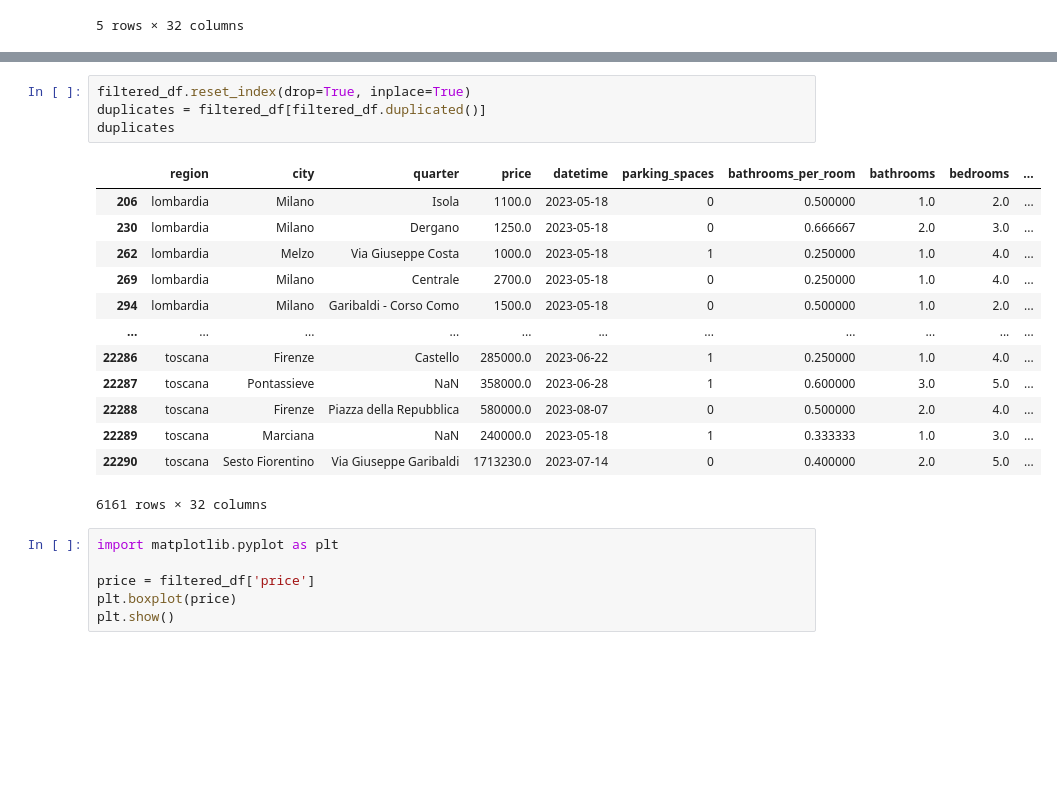
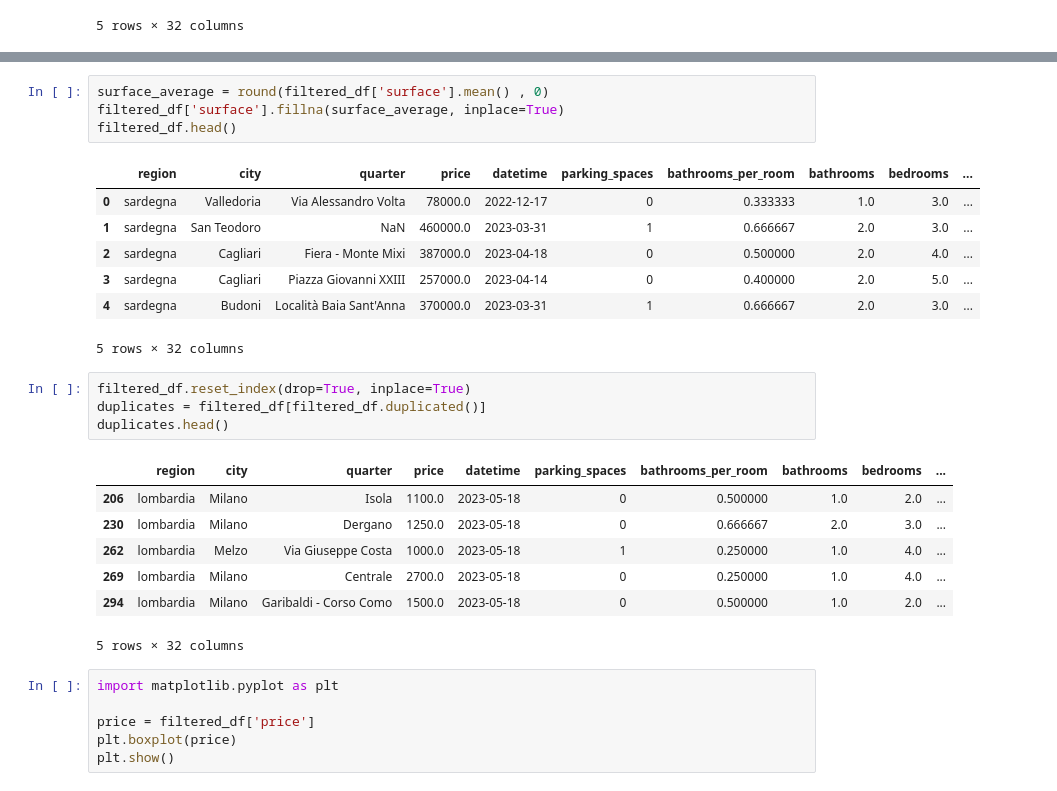
Before and after one commit to Andrewli1212/project-4, a Jupyter notebook: Italy_property.ipynb, the cells around one changed output, grey strips where cells are left out. Drawn from its saved outputs; the diff is of its cells as text; blank space fills up the shorter version.

Commit message:
surface column fillna

```diff
--- a/Italy_property.ipynb
+++ b/Italy_property.ipynb
@@ -186,24 +186,30 @@ apartment                  0
 attic                      0
 lofts                      0
 dtype: int64
+# %%
+surface_average = round(filtered_df['surface'].mean() , 0)
+filtered_df['surface'].fillna(surface_average, inplace=True)
+filtered_df.head()
+# %% [output]
+|  | region | city | quarter | price | datetime | parking_spaces | bathrooms_per_room | bathrooms | bedrooms | ... |
+| 0 | sardegna | Valledoria | Via Alessandro Volta | 78000.0 | 2022-12-17 | 0 | 0.333333 | 1.0 | 3.0 | ... |
+| 1 | sardegna | San Teodoro | NaN | 460000.0 | 2023-03-31 | 1 | 0.666667 | 2.0 | 3.0 | ... |
+| 2 | sardegna | Cagliari | Fiera - Monte Mixi | 387000.0 | 2023-04-18 | 0 | 0.500000 | 2.0 | 4.0 | ... |
+| 3 | sardegna | Cagliari | Piazza Giovanni XXIII | 257000.0 | 2023-04-14 | 0 | 0.400000 | 2.0 | 5.0 | ... |
+| 4 | sardegna | Budoni | Località Baia Sant'Anna | 370000.0 | 2023-03-31 | 1 | 0.666667 | 2.0 | 3.0 | ... |
+5 rows × 32 columns
 # %%
 filtered_df.reset_index(drop=True, inplace=True)
 duplicates = filtered_df[filtered_df.duplicated()]
-duplicates
+duplicates.head()
 # %% [output]
 |  | region | city | quarter | price | datetime | parking_spaces | bathrooms_per_room | bathrooms | bedrooms | ... |
 | 206 | lombardia | Milano | Isola | 1100.0 | 2023-05-18 | 0 | 0.500000 | 1.0 | 2.0 | ... |
 | 230 | lombardia | Milano | Dergano | 1250.0 | 2023-05-18 | 0 | 0.666667 | 2.0 | 3.0 | ... |
 | 262 | lombardia | Melzo | Via Giuseppe Costa | 1000.0 | 2023-05-18 | 1 | 0.250000 | 1.0 | 4.0 | ... |
 | 269 | lombardia | Milano | Centrale | 2700.0 | 2023-05-18 | 0 | 0.250000 | 1.0 | 4.0 | ... |
 | 294 | lombardia | Milano | Garibaldi - Corso Como | 1500.0 | 2023-05-18 | 0 | 0.500000 | 1.0 | 2.0 | ... |
-| ... | ... | ... | ... | ... | ... | ... | ... | ... | ... | ... |
-| 22286 | toscana | Firenze | Castello | 285000.0 | 2023-06-22 | 1 | 0.250000 | 1.0 | 4.0 | ... |
-| 22287 | toscana | Pontassieve | NaN | 358000.0 | 2023-06-28 | 1 | 0.600000 | 3.0 | 5.0 | ... |
-| 22288 | toscana | Firenze | Piazza della Repubblica | 580000.0 | 2023-08-07 | 0 | 0.500000 | 2.0 | 4.0 | ... |
-| 22289 | toscana | Marciana | NaN | 240000.0 | 2023-05-18 | 1 | 0.333333 | 1.0 | 3.0 | ... |
-| 22290 | toscana | Sesto Fiorentino | Via Giuseppe Garibaldi | 1713230.0 | 2023-07-14 | 0 | 0.400000 | 2.0 | 5.0 | ... |
-6161 rows × 32 columns
+5 rows × 32 columns
 # %%
 import matplotlib.pyplot as plt
 
```
Also changed, not shown: parts of 1 cell of this notebook, 1 other file.
